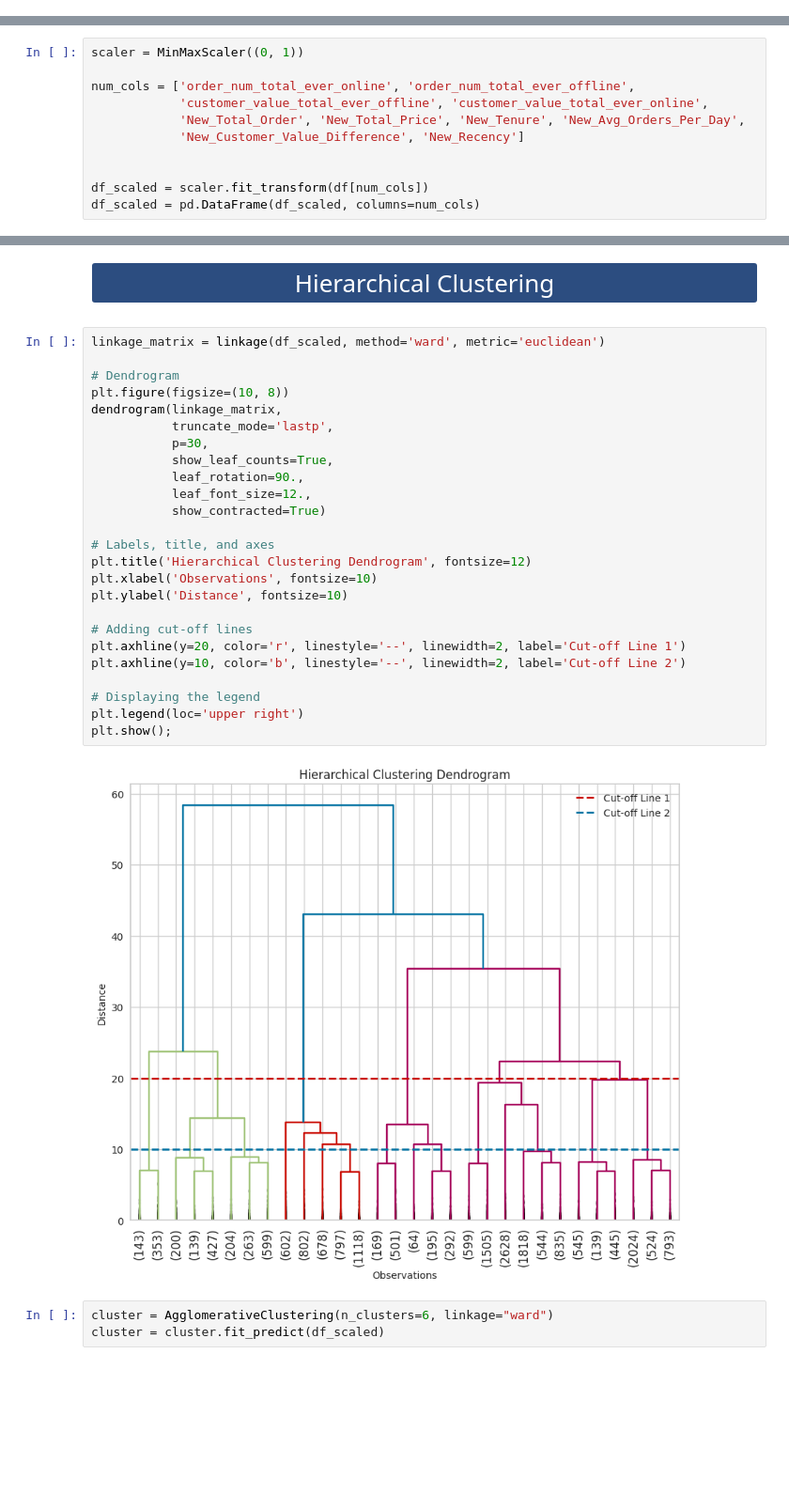
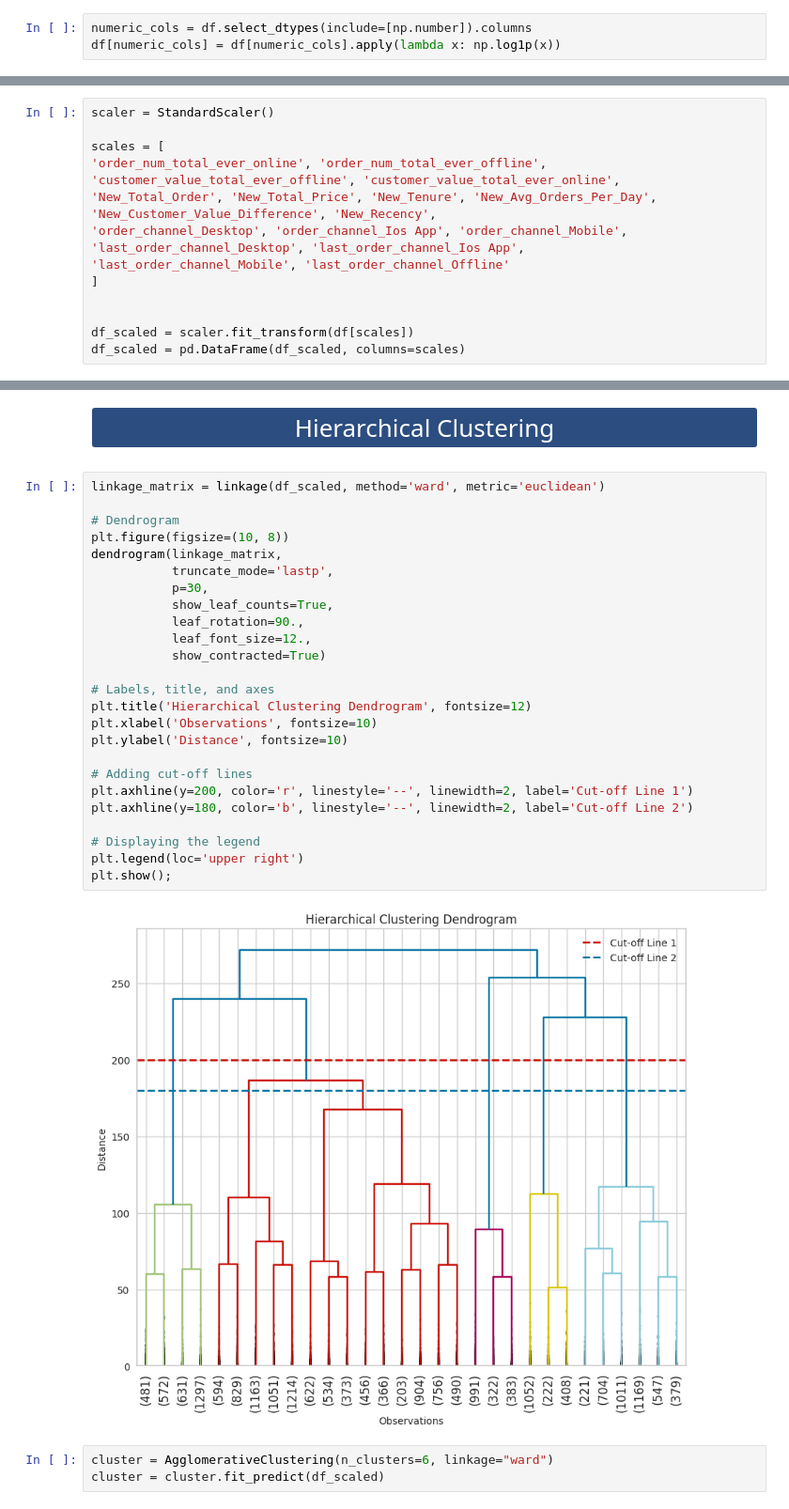
Before and after one commit to Hilalalpak/Machine-Learning, a Jupyter notebook: flo-unsupervised-learning-technique.ipynb, the cells around one changed output, grey strips where cells are left out. Shown at 94% size. Drawn from its saved outputs; the diff is of its cells as text; blank space fills up the shorter version.

```diff
--- a/flo-unsupervised-learning-technique.ipynb
+++ b/flo-unsupervised-learning-technique.ipynb
@@ -420,4 +412,7 @@ fig.show();
 # %% [markdown]
 <div style="text-align:center; font-size:26px; border: 2px solid #ffffff; border-radius: 5px; padding: 10px; margin-bottom: 10px; background-color:#2c4d80 ; font-family: Roboto ;  color: #ffffff;"> OUTLIER ANALYSIS
 </div>
+# %%
+numeric_cols = df.select_dtypes(include=[np.number]).columns
+df[numeric_cols] = df[numeric_cols].apply(lambda x: np.log1p(x))
 # %%
@@ -561,13 +555,18 @@ df.head()
 | 3 | 1854e56c-491f-11eb-806e-000d3a38a36f | 2021-01-06 | 2021-01-17 | 2021-01-17 | 2021-01-06 | ... |
 | 4 | d6ea1074-f1f5-11e9-9346-000d3a38a36f | 2019-08-03 | 2021-03-07 | 2021-03-07 | 2019-08-03 | ... |
 # %%
-scaler = MinMaxScaler((0, 1))
+scaler = StandardScaler()
 
-num_cols = ['order_num_total_ever_online', 'order_num_total_ever_offline',
-            'customer_value_total_ever_offline', 'customer_value_total_ever_online',
-            'New_Total_Order', 'New_Total_Price', 'New_Tenure', 'New_Avg_Orders_Per_Day',
-            'New_Customer_Value_Difference', 'New_Recency']
+scales = [
+'order_num_total_ever_online', 'order_num_total_ever_offline',
+'customer_value_total_ever_offline', 'customer_value_total_ever_online',
+'New_Total_Order', 'New_Total_Price', 'New_Tenure', 'New_Avg_Orders_Per_Day',
+'New_Customer_Value_Difference', 'New_Recency',
+'order_channel_Desktop', 'order_channel_Ios App', 'order_channel_Mobile',
+'last_order_channel_Desktop', 'last_order_channel_Ios App',
+'last_order_channel_Mobile', 'last_order_channel_Offline'
+]
 
 
-df_scaled = scaler.fit_transform(df[num_cols])
-df_scaled = pd.DataFrame(df_scaled, columns=num_cols)
+df_scaled = scaler.fit_transform(df[scales])
+df_scaled = pd.DataFrame(df_scaled, columns=scales)
@@ -710,30 +715,30 @@ plt.show();
 # %%
 linkage_matrix = linkage(df_scaled, method='ward', metric='euclidean')
 
 # Dendrogram
 plt.figure(figsize=(10, 8))
 dendrogram(linkage_matrix,
            truncate_mode='lastp',
            p=30,
            show_leaf_counts=True,
            leaf_rotation=90.,
            leaf_font_size=12.,
            show_contracted=True)
 
 # Labels, title, and axes
 plt.title('Hierarchical Clustering Dendrogram', fontsize=12)
 plt.xlabel('Observations', fontsize=10)
 plt.ylabel('Distance', fontsize=10)
 
 # Adding cut-off lines
-plt.axhline(y=20, color='r', linestyle='--', linewidth=2, label='Cut-off Line 1')
-plt.axhline(y=10, color='b', linestyle='--', linewidth=2, label='Cut-off Line 2')
+plt.axhline(y=200, color='r', linestyle='--', linewidth=2, label='Cut-off Line 1')
+plt.axhline(y=180, color='b', linestyle='--', linewidth=2, label='Cut-off Line 2')
 
 # Displaying the legend
 plt.legend(loc='upper right')
 plt.show();
 # %% [output]
-[figure, old version]
+[figure, new version]
 # %%
 cluster = AgglomerativeClustering(n_clusters=6, linkage="ward")
 cluster = cluster.fit_predict(df_scaled)
```
Also changed, not shown: parts of 15 cells of this notebook.
